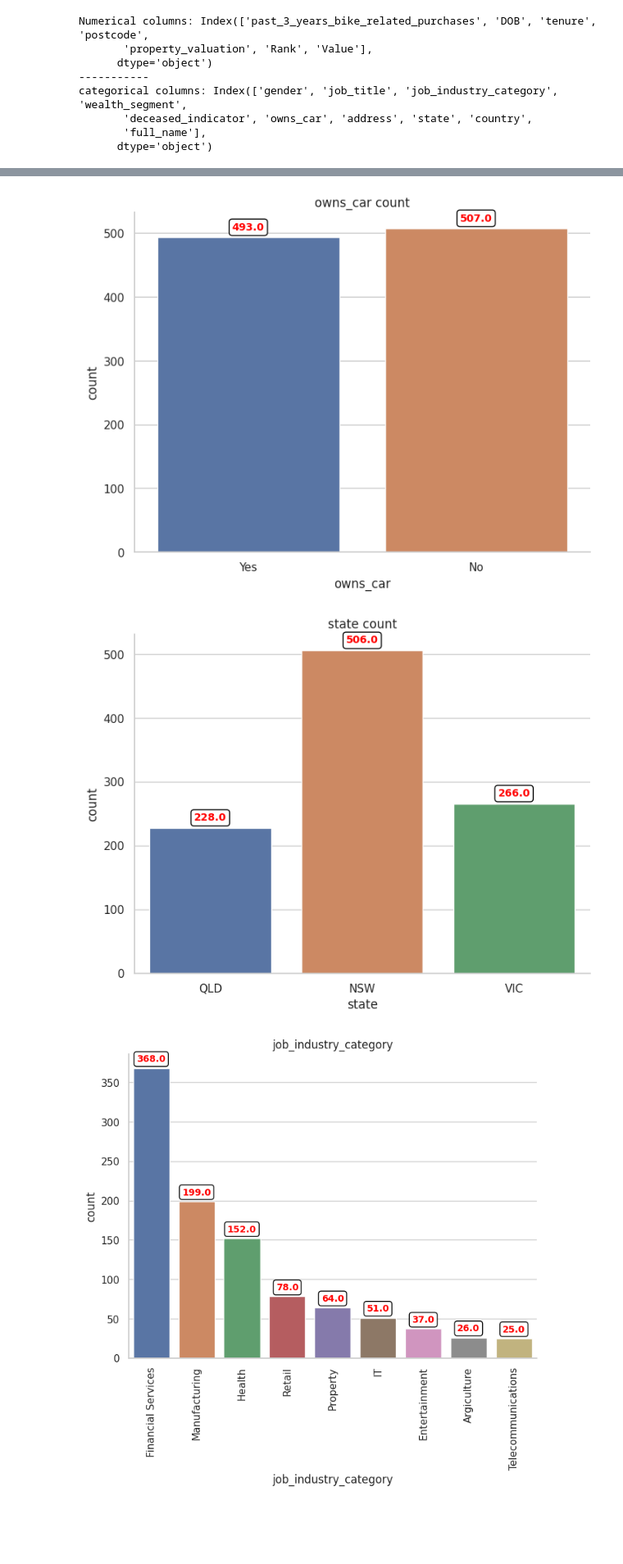
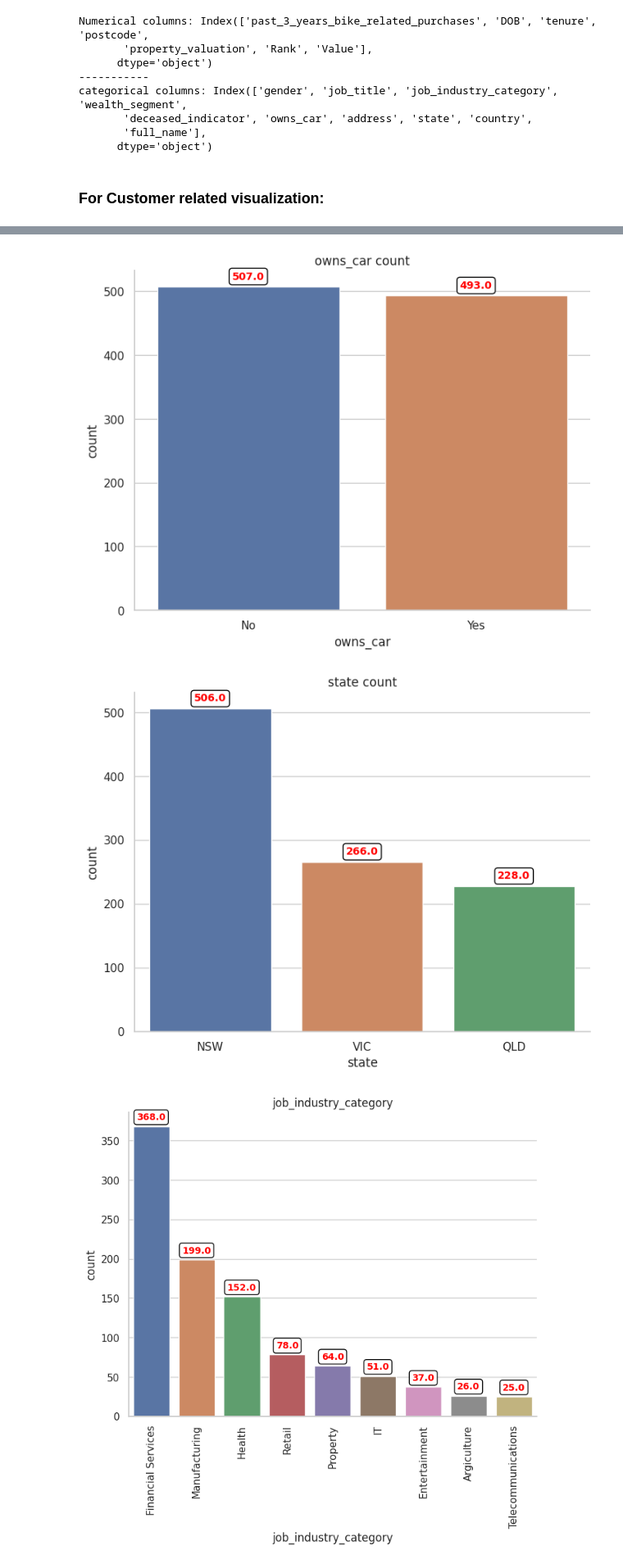
Before and after one commit to omkarpawar1430/KPMG-Virtual-Internship, a Jupyter notebook: Module 2/data_viz_new_data.ipynb, the cells around one changed output, grey strips where cells are left out. Shown: that part at 82% size. Cells and saved outputs as stored; diff of their text form; code cells hidden in the pictures; blank space fills up the shorter version.

```diff
--- a/Module 2/data_viz_new_data.ipynb
+++ b/Module 2/data_viz_new_data.ipynb
@@ -50,6 +50,8 @@ categorical columns: Index(['gender', 'job_title', 'job_industry_category', 'wea
        'deceased_indicator', 'owns_car', 'address', 'state', 'country',
        'full_name'],
       dtype='object')
+# %% [markdown]
+### For Customer related visualization:
 # %%
 # Import necessary libraries
 import matplotlib.pyplot as plt
@@ -68,7 +70,7 @@ def count_plot(cat_feature, data):
     sns.set(style="whitegrid")  # Add grid lines
 
     # Create a countplot using Seaborn
-    ax = sns.countplot(x=cat_feature, data=data)
+    ax = sns.countplot(x=cat_feature, data=data, order=data[cat_feature].value_counts().index)
 
     # Add count numbers on top of each bar
     for p in ax.patches:  # to iterate over each bar in the count plot
@@ -95,6 +97,6 @@ for cat_feature in list_of_cat_features:
 [figure]
-[figure, old version]
+[figure, new version]
-[figure, old version]
+[figure, new version]
 # %%
 # Import necessary libraries
 import matplotlib.pyplot as plt
```
Also changed, not shown: parts of 3 cells of this notebook, 14 other files.
